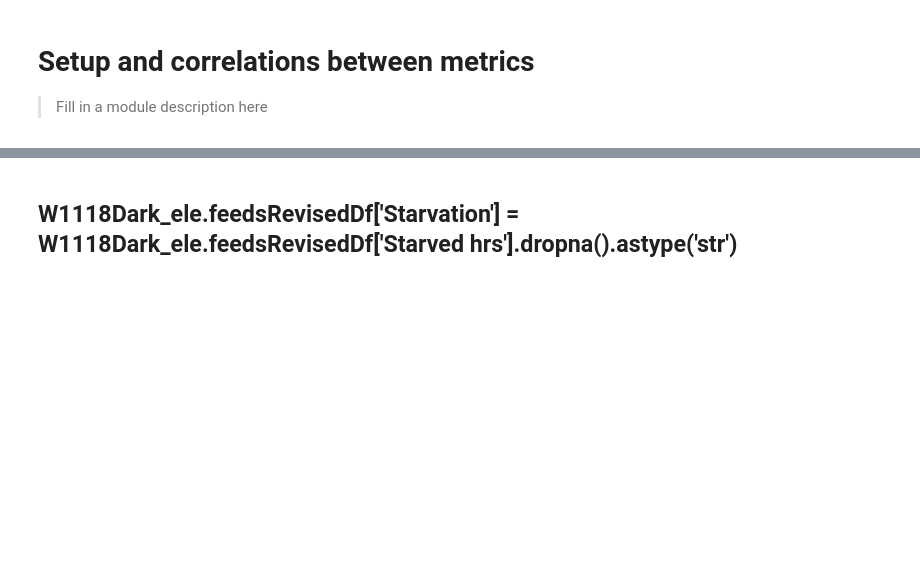
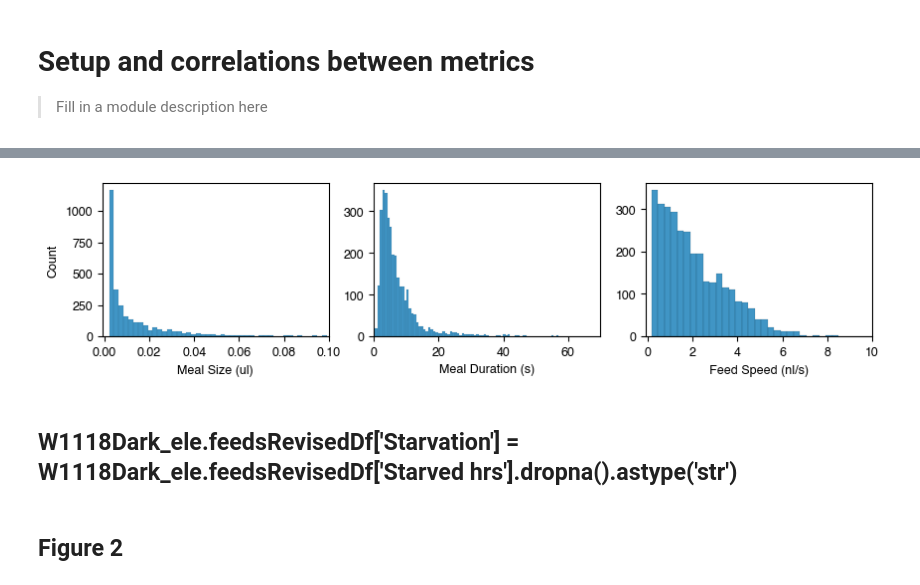
Before and after one commit to sangyu/Holophenotype5HT, a Jupyter notebook: nbs/01_Figures/01_Setup.ipynb, the cells around one changed output, grey strips where cells are left out. Drawn from its saved outputs; the diff is of its cells as text; code cells hidden in the pictures; blank space fills up the shorter version.

```diff
--- a/nbs/01_Figures/01_Setup.ipynb
+++ b/nbs/01_Figures/01_Setup.ipynb
@@ -48,3 +51,25 @@ a.savefig(W1118Dark_ele.outputFolder+'/stacked.svg')
+# %%
+setFont('Helvetica', 9)
+f, axes = plt.subplots(1, 3)
+f.set_size_inches(10, 2)
+setFont('Helvetica', 9)
+
+sns.histplot(W1118Dark_ele.feedsRevisedDf['FeedVol_µl'], ax = axes[0])
+axes[0].set_xlim(-0.001, 0.1)
+axes[0].set_xlabel('Meal Size (ul)')
+
+sns.histplot(W1118Dark_ele.feedsRevisedDf['FeedDuration_s'], ax = axes[1])
+axes[1].set_xlim(-0.01, 70)
+axes[1].set_ylabel('')
+axes[1].set_xlabel('Meal Duration (s)')
+
+sns.histplot(W1118Dark_ele.feedsRevisedDf['FeedSpeed_nl/s'], ax = axes[2])
+axes[2].set_xlim(-0.1, 10)
+axes[2].set_ylabel('')
+axes[2].set_xlabel('Feed Speed (nl/s)')
+f.savefig(W1118Dark_ele.outputFolder+'/hists.svg', bbox_inches='tight', pad_inches=0)
+# %% [output]
+[figure, added]
 # %% [markdown]
 ## W1118Dark_ele.feedsRevisedDf['Starvation'] = W1118Dark_ele.feedsRevisedDf['Starved hrs'].dropna().astype('str')
 # %%
@@ -65,0 +97,2 @@ Figure("22cm", "14cm",
+# %% [markdown]
+## Figure 2
```
Also changed, not shown: parts of 13 cells of this notebook, 4 other files.
